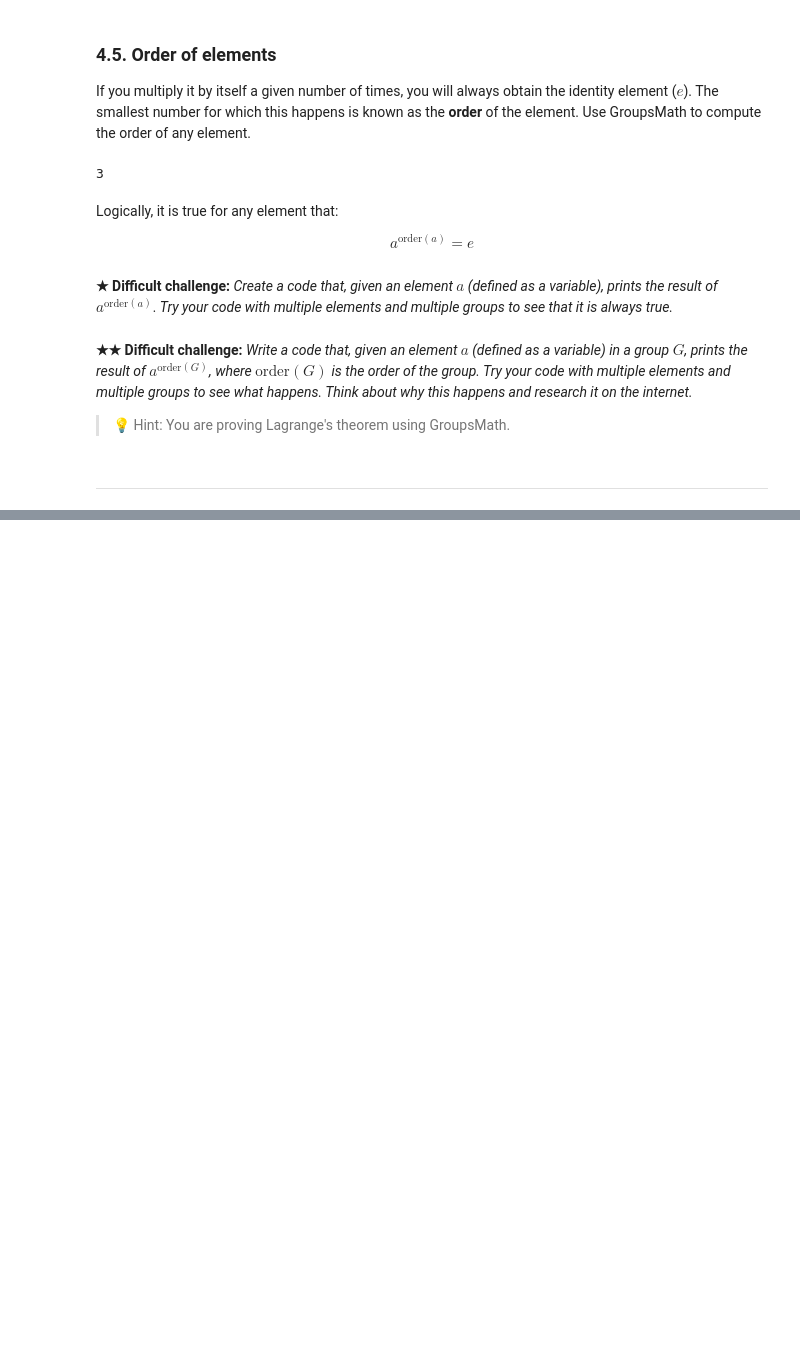
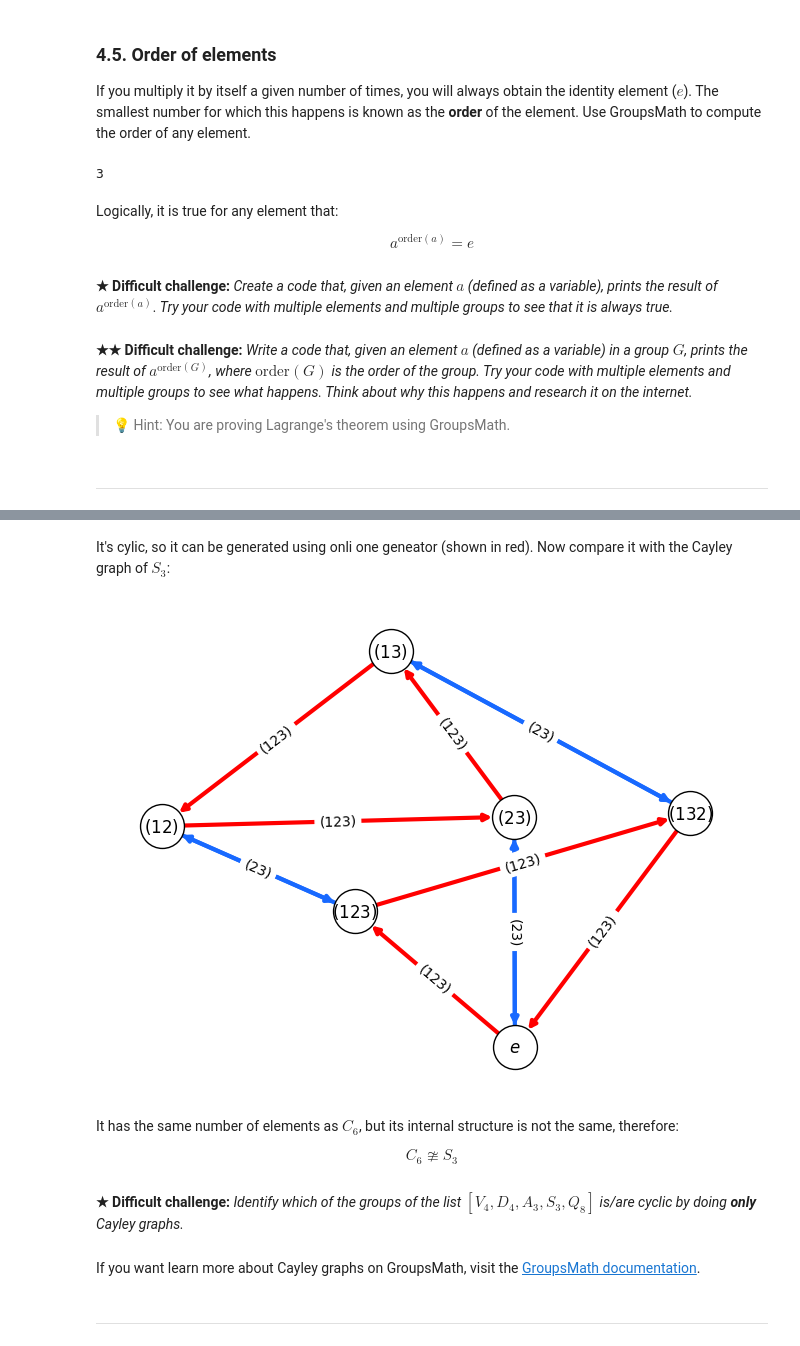
Before and after one commit to MarioSultan/GroupsMath, a Jupyter notebook: GroupsMath_demo.ipynb, the cells around one changed output, grey strips where cells are left out. Saved outputs shown, nothing was run; the diff lists cells and outputs as text; code cells hidden in the pictures; blank space fills up the shorter version.

```diff
--- a/GroupsMath_demo.ipynb
+++ b/GroupsMath_demo.ipynb
@@ -273,0 +375,12 @@ $$a^{\text{order}(a)}=e$$
+# %% [markdown]
+It's cylic, so it can be generated using onli one geneator (shown in red). Now compare it with the Cayley graph of $S_3$:
+# %%
+S3.cayley_graph()
+# %% [output]
+[figure, added]
+# %% [markdown]
+It has the same number of elements as $C_6$, but its internal structure is not the same, therefore:
+
+$$C_6\ncong S_3$$
+# %% [markdown]
+**★ Difficult challenge:** *Identify which of the groups of the list $[V_4,D_4,A_3,S_3,Q_8]$ is/are cyclic by doing **only** Cayley graphs.*
@@ -273,0 +389,4 @@ $$a^{\text{order}(a)}=e$$
+# %% [markdown]
+If you want learn more about Cayley graphs on GroupsMath, visit the [GroupsMath documentation](https://groupsmath.readthedocs.io/en/latest/Cayley_graphs/).
+# %% [markdown]
+---
```
Also changed, not shown: parts of 30 cells of this notebook.
